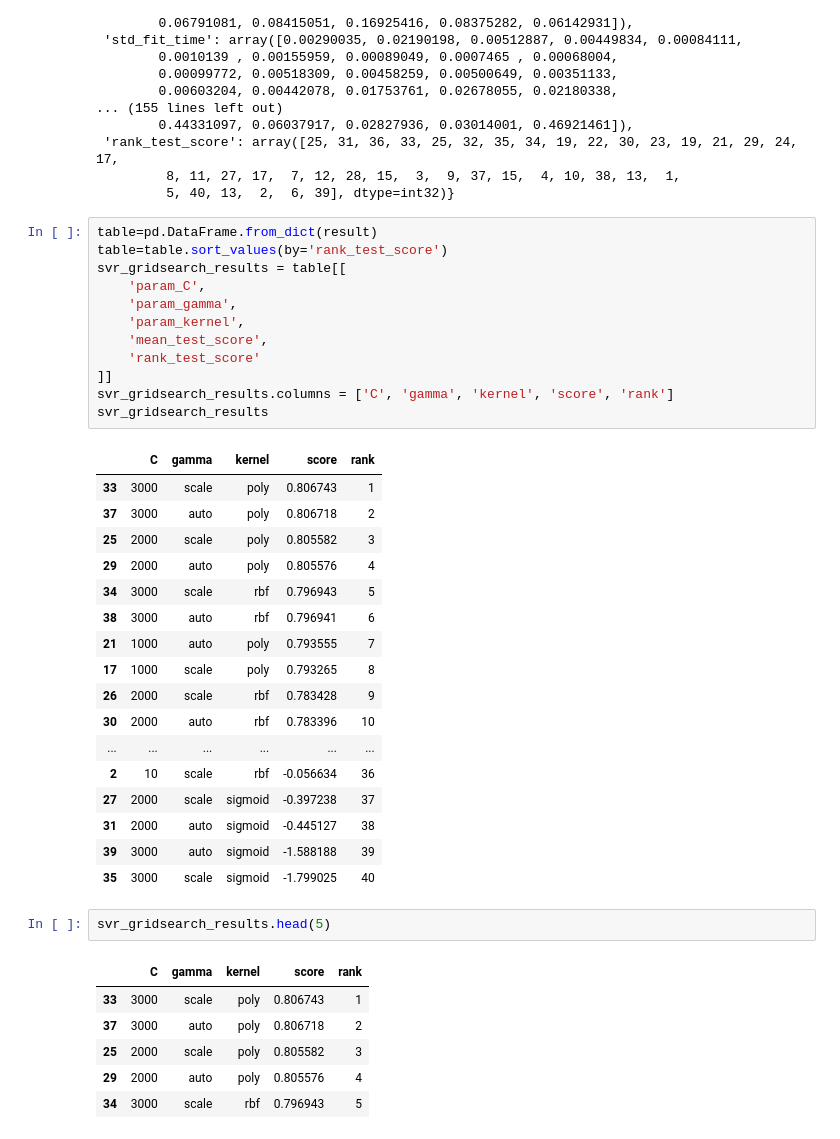
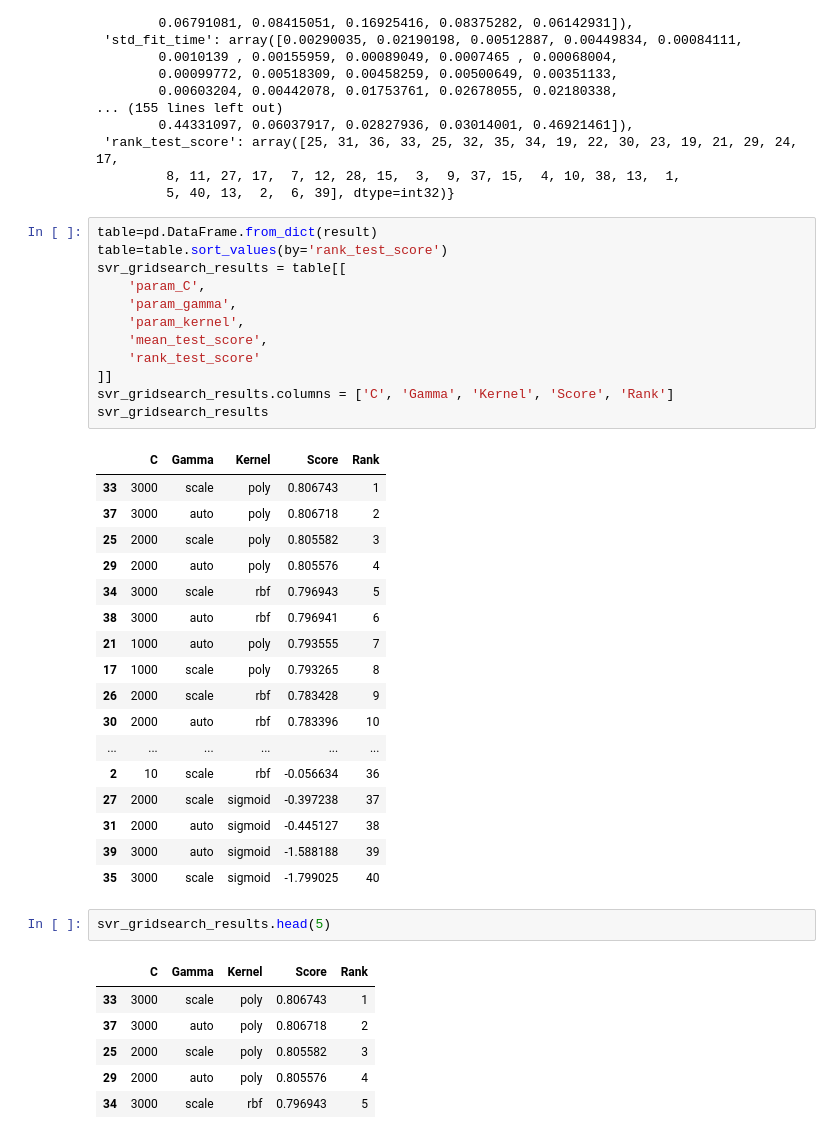
Before and after one commit to gayathriilangovan369/GridSearch-CV, a Jupyter notebook: GridSearchCV SVMR.ipynb, the cells around one changed output. Drawn from its saved outputs; the diff is of its cells as text.

```diff
--- a/GridSearchCV SVMR.ipynb
+++ b/GridSearchCV SVMR.ipynb
@@ -119,17 +119,17 @@ result
 # %%
 table=pd.DataFrame.from_dict(result)
 table=table.sort_values(by='rank_test_score')
 svr_gridsearch_results = table[[
     'param_C',
     'param_gamma',
     'param_kernel',
     'mean_test_score',
     'rank_test_score'
 ]]
-svr_gridsearch_results.columns = ['C', 'gamma', 'kernel', 'score', 'rank']
+svr_gridsearch_results.columns = ['C', 'Gamma', 'Kernel', 'Score', 'Rank']
 svr_gridsearch_results
 # %% [output]
-|  | C | gamma | kernel | score | rank |
+|  | C | Gamma | Kernel | Score | Rank |
 | 33 | 3000 | scale | poly | 0.806743 | 1 |
 | 37 | 3000 | auto | poly | 0.806718 | 2 |
 | 25 | 2000 | scale | poly | 0.805582 | 3 |
@@ -149,7 +149,7 @@ svr_gridsearch_results
 # %%
 svr_gridsearch_results.head(5)
 # %% [output]
-|  | C | gamma | kernel | score | rank |
+|  | C | Gamma | Kernel | Score | Rank |
 | 33 | 3000 | scale | poly | 0.806743 | 1 |
 | 37 | 3000 | auto | poly | 0.806718 | 2 |
 | 25 | 2000 | scale | poly | 0.805582 | 3 |
```
Also changed, not shown: parts of 2 cells of this notebook.
